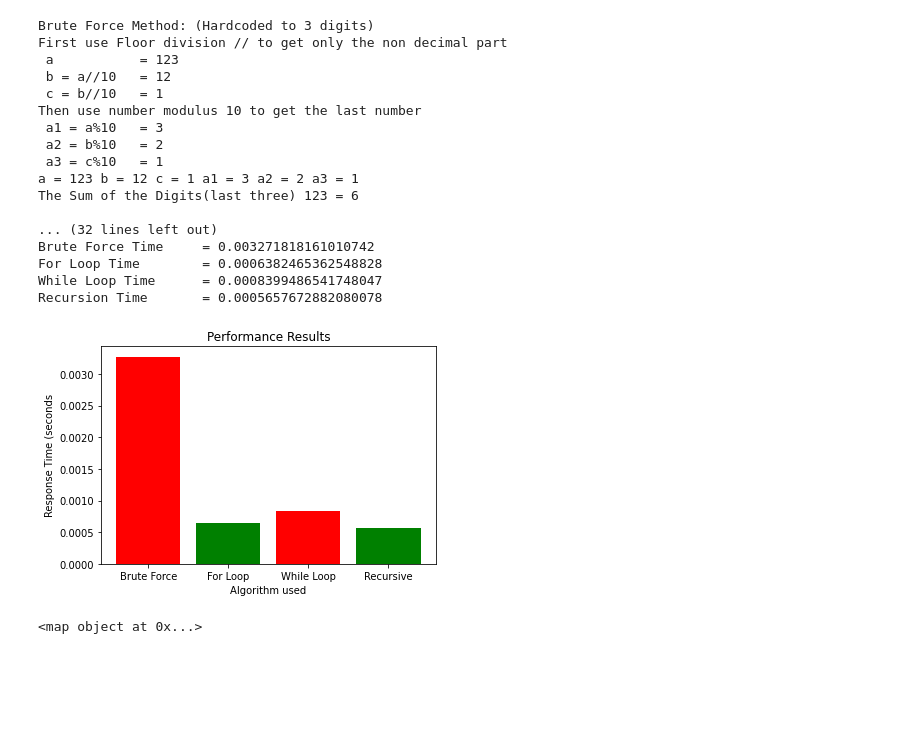
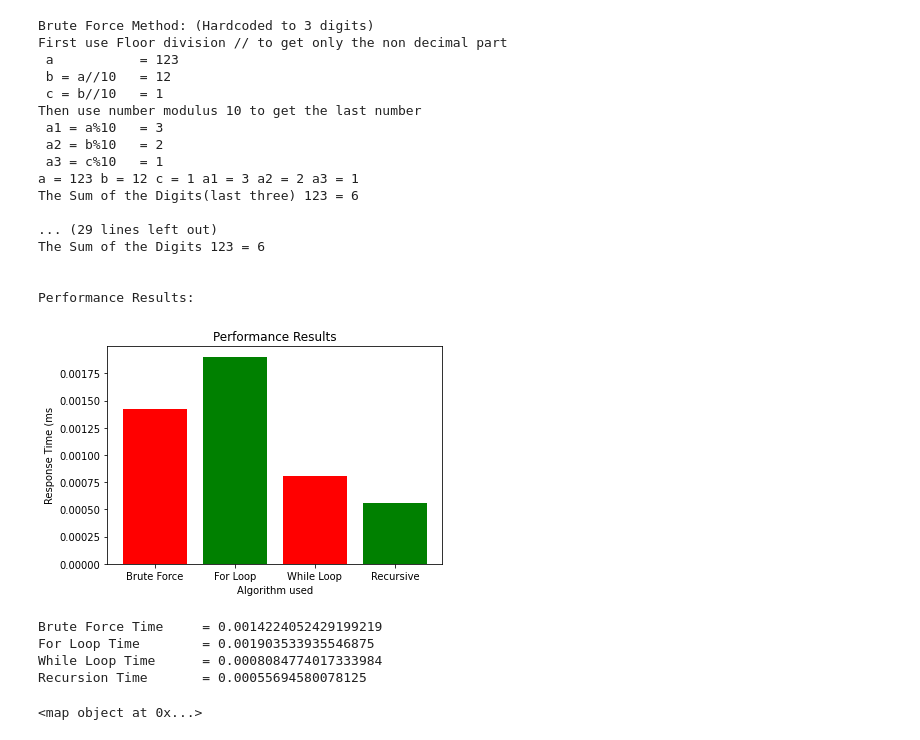
Before and after one commit to candy-o/labs, a Jupyter notebook: MeetupPythonv6.ipynb, the cells around one changed output. Drawn from its saved outputs; the diff is of its cells as text; code cells hidden in the pictures; blank space fills up the shorter version.

```diff
--- a/MeetupPythonv6.ipynb
+++ b/MeetupPythonv6.ipynb
@@ -11,8 +11,10 @@
 # print(b%10)
 # print(a//10) # floor division => to get only the non decimal part
 # Think then code
+
+import matplotlib.pyplot as plt
 import time
-import matplotlib.pyplot as plt
+time.time() * 1000
 
 a     =  123    # This is the number
 
@@ -44,7 +46,7 @@ brute_elapsed_time = time.time() - brute_start_time
 print("\n")
 
 for_start_time = time.time()
-print ("For Loop Method:")
+print ("\033[1m" + "For Loop Method:" + "\033[0m")
 sum=0
 for n in str(a):
  print("  n   =", n)
@@ -58,7 +60,7 @@ print("\n")
 # Print the sum of the digits of the number.
 # Exit.
 while_start_time = time.time()
-print ("While Loop Method:")
+print ("\033[1m" + "While Loop Method:" + "\033[0m")
 sum = 0
 num = a
 while(num > 0):
@@ -76,7 +78,7 @@ print("\n")
 # The result of one recursion is the input for the next recursion.
 # a     =  123     # a = 123
 recursion_start_time = time.time()
-print ("Recursion Method:")
+print ("\033[1m" + "Recursion Method:" + "\033[0m")
 def sum_of_a( x ):
     print("  x = ",x)
     if x == 0:
@@ -93,11 +95,7 @@ print("The Sum of the Digits", a ,"=", a_sum_rec)
 recursion_elapsed_time = time.time() - recursion_start_time
 print("\n")
 
-print("Brute Force Time     =", brute_elapsed_time)
-print("For Loop Time        =", for_elapsed_time)
-print("While Loop Time      =", while_elapsed_time)
-print("Recursion Time       =", recursion_elapsed_time)
-print("\n")
+print ("\033[1m" + "Performance Results:" + "\033[0m")
 
 T = []
 T.append(brute_elapsed_time)
@@ -105,40 +103,49 @@ T.append(for_elapsed_time)
 T.append(while_elapsed_time)
 T.append(recursion_elapsed_time)
 #print(T)
 
 # naming the x-axis
 plt.xlabel('Algorithm used')
 # naming the y-axis
-plt.ylabel('Response Time (seconds')
+plt.ylabel('Response Time (ms')
 # plot title
 plt.title('Performance Results')
 # x-coordinates of left sides of bars
 left = [1, 2, 3, 4]
 plt.yticks = [ 0, 0.05, 0.1, 0.15]
 # labels for bars
 tick_label = ['Brute Force', 'For Loop', 'While Loop', 'Recursive']
 plt.bar(left, T, tick_label = tick_label, width = 0.8, color = ['red', 'green'])
 # function to show the plot
 plt.show()
+print("Brute Force Time     =", brute_elapsed_time)
+print("For Loop Time        =", for_elapsed_time)
+print("While Loop Time      =", while_elapsed_time)
+print("Recursion Time       =", recursion_elapsed_time)
+print("\n")
 # %% [output]
 Brute Force Method: (Hardcoded to 3 digits)
 First use Floor division // to get only the non decimal part
  a           = 123
  b = a//10   = 12
  c = b//10   = 1
 Then use number modulus 10 to get the last number
  a1 = a%10   = 3
  a2 = b%10   = 2
  a3 = c%10   = 1
 a = 123 b = 12 c = 1 a1 = 3 a2 = 2 a3 = 1
 The Sum of the Digits(last three) 123 = 6
 
-... (32 lines left out)
-Brute Force Time     = 0.003271818161010742
-For Loop Time        = 0.0006382465362548828
-While Loop Time      = 0.0008399486541748047
-Recursion Time       = 0.0005657672882080078
+... (29 lines left out)
+The Sum of the Digits 123 = 6
+
+
+Performance Results:
-[figure, old version]
+[figure, new version]
+Brute Force Time     = 0.0014224052429199219
+For Loop Time        = 0.001903533935546875
+While Loop Time      = 0.0008084774017333984
+Recursion Time       = 0.00055694580078125
 # %%
 volumeA = 100
 volumeB = 20
```
